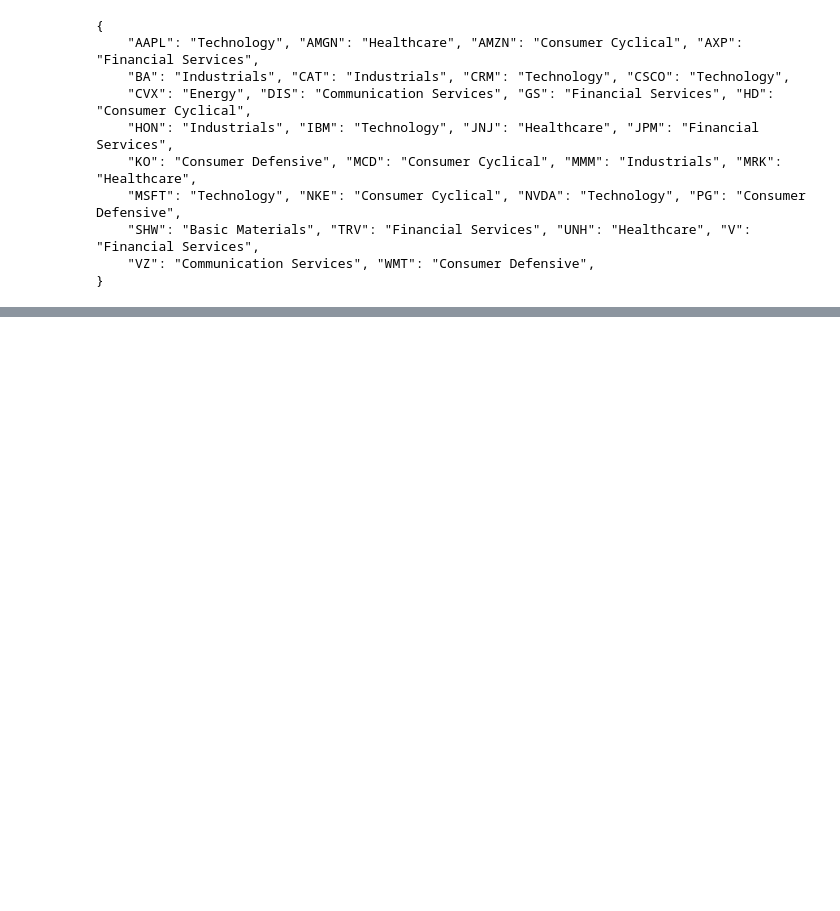
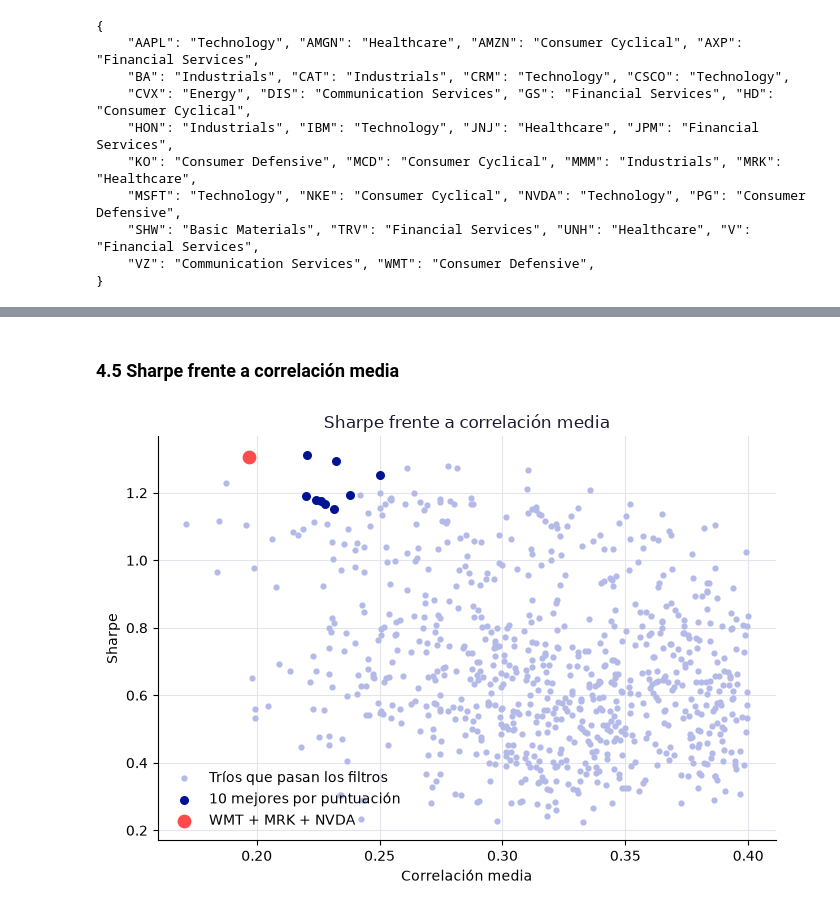
Before and after one commit to alvmorenobl/bbva-option-pricing-montecarlo-rnn, a Jupyter notebook: seleccioncartera.ipynb, the cells around one changed output, grey strips where cells are left out. Cells and saved outputs as stored; diff of their text form; code cells hidden in the pictures; blank space fills up the shorter version.

```diff
--- a/seleccioncartera.ipynb
+++ b/seleccioncartera.ipynb
@@ -307,0 +259,8 @@ plt.show()
+# %%
+# Media de 5 percentiles entre los tríos que pasan los filtros (más es mejor; la correlación puntúa al revés)
+pct = todos[["sharpe", "sortino", "drawdown", "rentabilidad"]].rank(pct=True)
+pct["baja_corr"] = (-todos["corr_media"]).rank(pct=True)
+todos["puntuacion"] = pct.mean(axis=1)
+
+todos = todos.sort_values("puntuacion", ascending=False)
+todos.head(10).round(3)
@@ -307,0 +279,17 @@ plt.show()
+# %% [markdown]
+### 4.5 Sharpe frente a correlación media
+# %%
+fig, ax = plt.subplots(figsize=(7, 5))
+ax.scatter(todos["corr_media"], todos["sharpe"], s=12, color=COLORES["azul_muy_claro"], label="Tríos que pasan los filtros")
+ax.scatter(todos["corr_media"][:10], todos["sharpe"][:10], s=30, color=COLORES["azul_principal"], label="10 mejores por puntuación")
+ax.scatter(todos["corr_media"].iloc[0], todos["sharpe"].iloc[0], s=80, color=COLORES["acento"], label=todos.index[0])
+ax.set(xlabel="Correlación media", ylabel="Sharpe")
+ax.set_title("Sharpe frente a correlación media", color=COLORES["gris_oscuro"])
+ax.grid(color=COLORES["gris_claro"])
+ax.set_axisbelow(True)
+ax.spines[["top", "right"]].set_visible(False)
+ax.legend(frameon=False)
+plt.tight_layout()
+plt.show()
+# %% [output]
+[figure, added]
```
Also changed, not shown: parts of 25 cells of this notebook.
